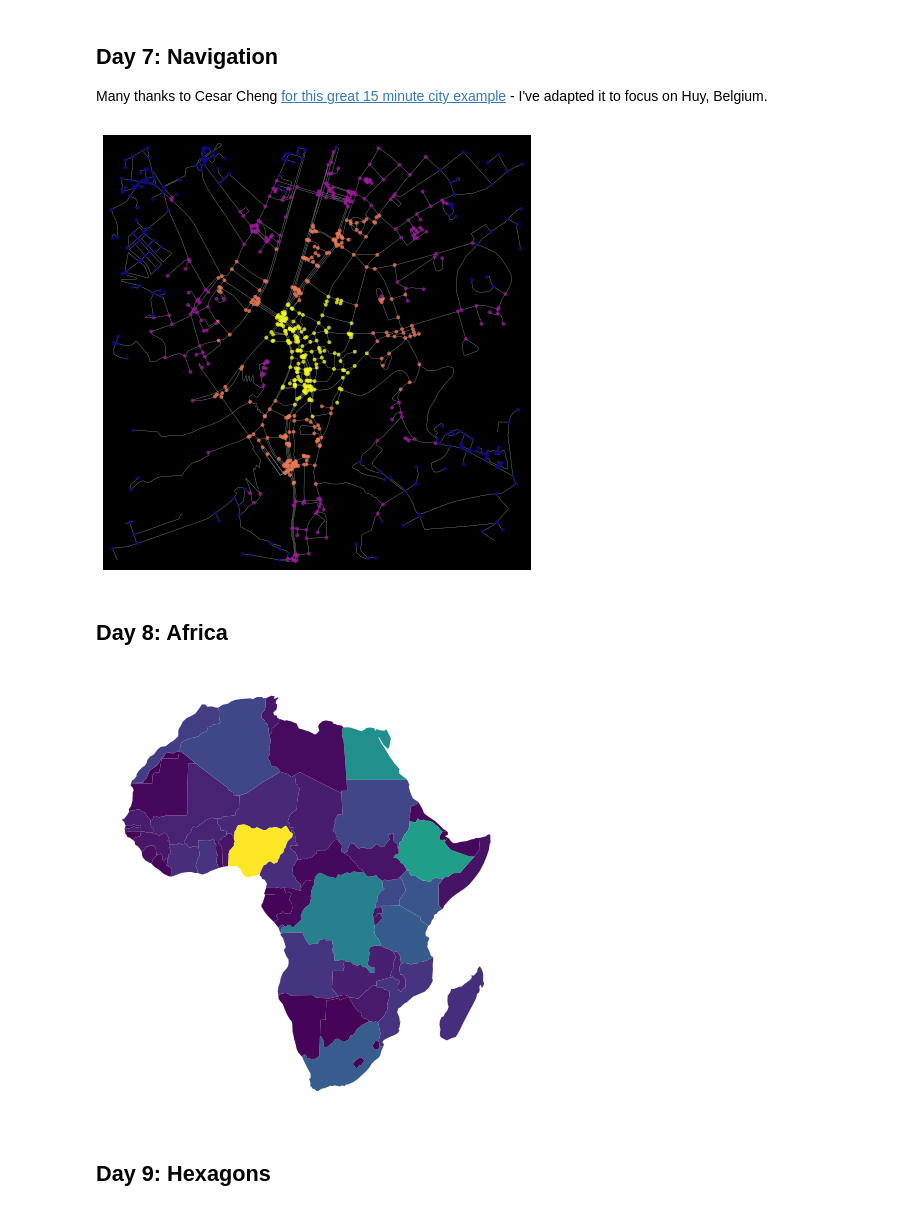
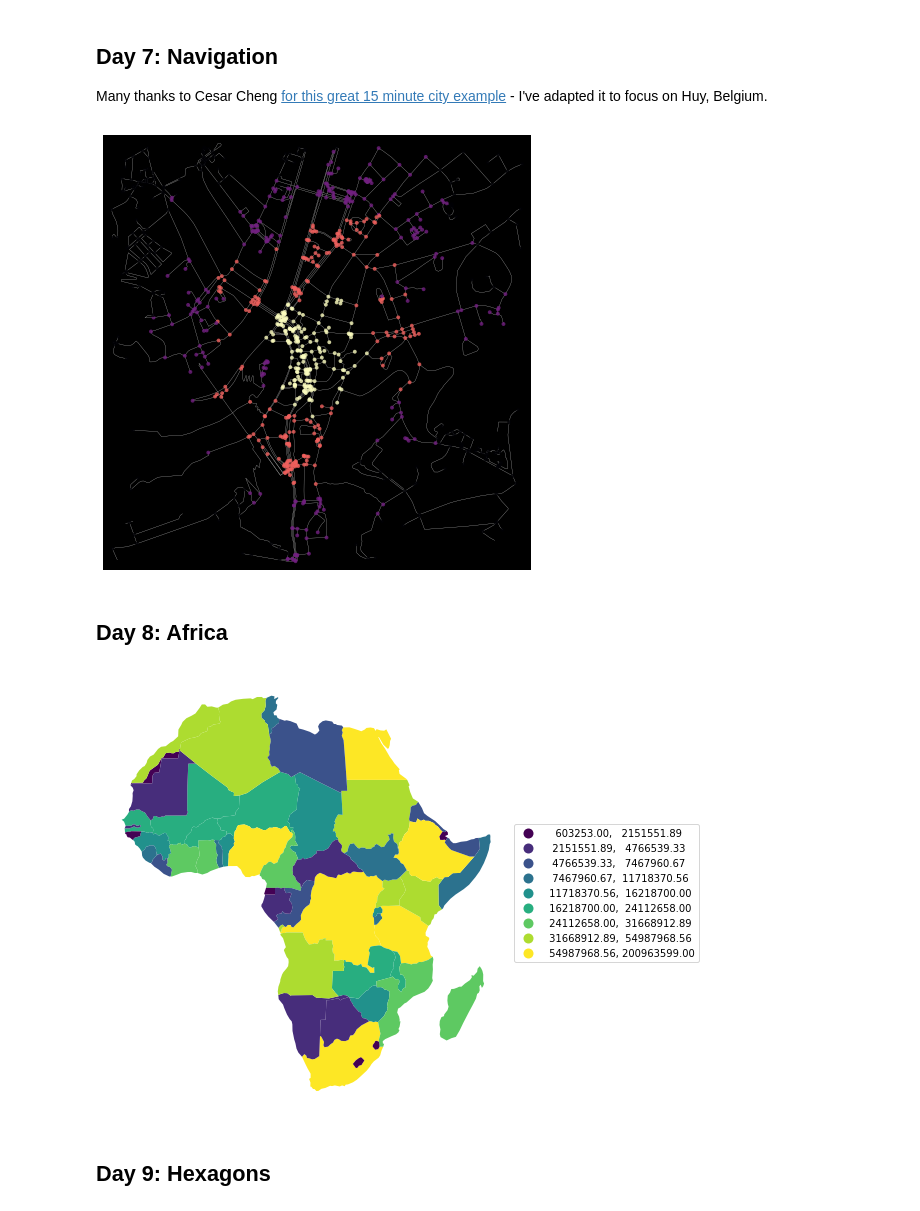
Before and after one commit to wboykinm/maptember, a Jupyter notebook: 2023/maptember_2023.ipynb, the cells around one changed output. Drawn from its saved outputs; the diff is of its cells as text; code cells hidden in the pictures.

```diff
--- a/2023/maptember_2023.ipynb
+++ b/2023/maptember_2023.ipynb
@@ -152,7 +156,7 @@ for u, v, k, data in Graph.edges(data=True, keys=True):
     data['time'] = data['length'] / meters_per_minute
 
 # get one color for each isochrone
-iso_colors = ox.plot.get_colors(n=len(trip_times), cmap='plasma', start=0, return_hex=True)
+iso_colors = ox.plot.get_colors(n=len(trip_times), cmap='magma', start=0, return_hex=True)
 node_colors = {}
 for trip_time, color in zip(sorted(trip_times, reverse=True), iso_colors):
     subgraph = nx.ego_graph(Graph, center_node, radius=trip_time,  distance='time')
@@ -161,26 +165,39 @@ for trip_time, color in zip(sorted(trip_times, reverse=True), iso_colors):
 nc = [node_colors[node] if node in node_colors else 'none' for node in Graph.nodes()]
 ns = [15 if node in node_colors else 0 for node in Graph.nodes()]
 # plot graph
-fig, ax = ox.plot_graph(Graph, node_color=nc, node_size=ns, node_alpha=0.8, node_zorder=2,bgcolor='k', edge_linewidth=0.2, edge_color='#999999')
+fig, ax = ox.plot_graph(
+    Graph,
+    node_color=nc,
+    node_size=ns,
+    node_alpha=0.8,
+    node_zorder=2,
+    bgcolor='k',
+    edge_linewidth=0.2,
+    edge_color='#999999'
+)
 # %% [output]
-[figure, old version]
+[figure, new version]
 # %% [markdown]
 ## Day 8: Africa
 # %%
 gdf_ne_admin_0_110 = gpd.read_file(url_ne_admin_0_110)
 gdf_ne_admin_0_110.columns.values
 africa_set = ['AGO', 'BDI', 'BEN', 'BFA', 'BWA', 'CAF', 'CIV', 'CMR', 'COD', 'COG', 'DJI', 'DZA', 'EGY', 'ERI', 'ETH', 'GAB', 'GHA', 'GIN', 'GMB', 'GNB', 'GNQ', 'KEN', 'LBR', 'LBY', 'LSO', 'MAR', 'MDG', 'MLI', 'MOZ', 'MRT', 'MWI', 'NAM', 'NER', 'NGA', 'RWA', 'SAH', 'SDN', 'SDS', 'SEN', 'SLE', 'SOL', 'SOM', 'SWZ', 'TCD', 'TGO', 'TUN', 'TZA', 'UGA', 'ZAF', 'ZMB', 'ZWE']
 
 gdf_ne_admin_0_110_africa = gdf_ne_admin_0_110[gdf_ne_admin_0_110['SOV_A3'].isin(africa_set)]
 
 gdf_ne_admin_0_110_africa = gdf_ne_admin_0_110_africa.to_crs("ESRI:102011")
 
 gdf_ne_admin_0_110_africa.plot(
     figsize=[16,8],
-    column="POP_EST"
+    column="POP_EST",
+    scheme="QUANTILES",
+    k=9,
+    legend=True,
+    legend_kwds={"loc": "center left", "bbox_to_anchor": (1, 0.5)}
 ).set_axis_off()
 # %% [output]
-[figure, old version]
+[figure, new version]
 # %% [markdown]
 ## Day 9: Hexagons
 # %% [markdown]
```
Also changed, not shown: parts of 5 cells of this notebook.
